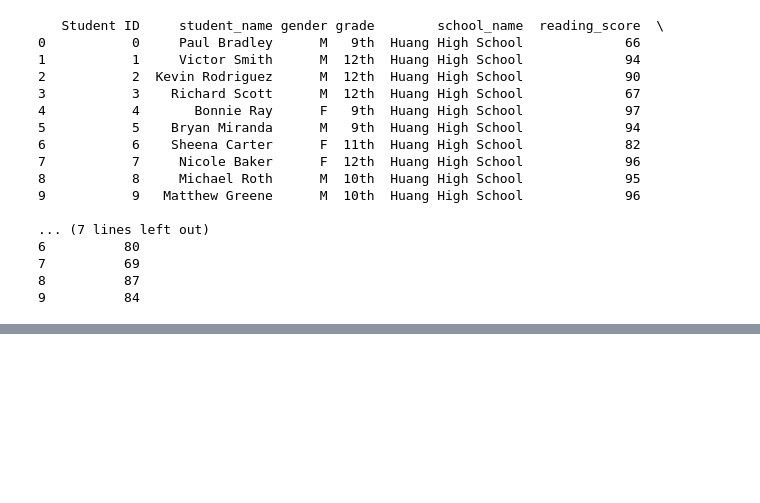
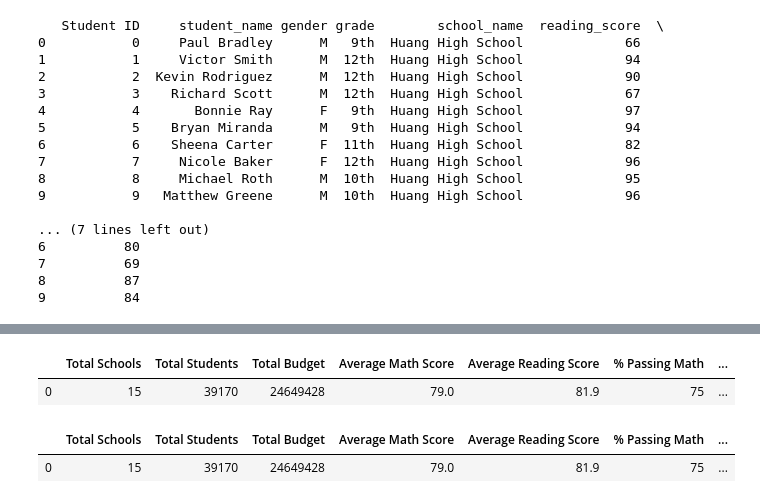
Before and after one commit to aodoming/School_District_Analysis_ADominguez, a Jupyter notebook: PyCitySchools.ipynb, the cells around one changed output, grey strips where cells are left out. Saved outputs shown, nothing was run; the diff lists cells and outputs as text; code cells hidden in the pictures; blank space fills up the shorter version.

```diff
--- a/PyCitySchools.ipynb
+++ b/PyCitySchools.ipynb
@@ -191,0 +360,29 @@ print(student_data_df.head(10))
+# %%
+# Format the columns.
+district_summary_df["Average Math Score"] = district_summary_df["Average Math Score"].astype(float).map("{:.1f}".format)
+
+district_summary_df["Average Reading Score"] = district_summary_df["Average Reading Score"].astype(float).map("{:.1f}".format)
+
+district_summary_df["% Passing Math"] = district_summary_df["% Passing Math"].astype(float).map("{:.0f}".format)
+
+district_summary_df["% Passing Reading"] = district_summary_df["% Passing Reading"].astype(float).map("{:.0f}".format)
+
+district_summary_df["% Overall Passing"] = district_summary_df["% Overall Passing"].astype(float).map("{:.0f}".format)
+
+
+# Display the DF
+district_summary_df
+# %% [output]
+|  | Total Schools | Total Students | Total Budget | Average Math Score | Average Reading Score | % Passing Math | ... |
+| 0 | 15 | 39170 | 24649428 | 79.0 | 81.9 | 75 | ... |
+# %%
+# Reorder the columns in the order you want them to appear.
+# This is also the way to filter out columns you don't need, and select columns in the order that you want.
+new_column_order = ["Total Schools", "Total Students", "Total Budget","Average Math Score", "Average Reading Score", "% Passing Math", "% Passing Reading", "% Overall Passing"]
+
+# Assign district summary df the new column order.
+district_summary_df = district_summary_df[new_column_order]
+district_summary_df
+# %% [output]
+|  | Total Schools | Total Students | Total Budget | Average Math Score | Average Reading Score | % Passing Math | ... |
+| 0 | 15 | 39170 | 24649428 | 79.0 | 81.9 | 75 | ... |
```
Also changed, not shown: parts of 17 cells of this notebook.
